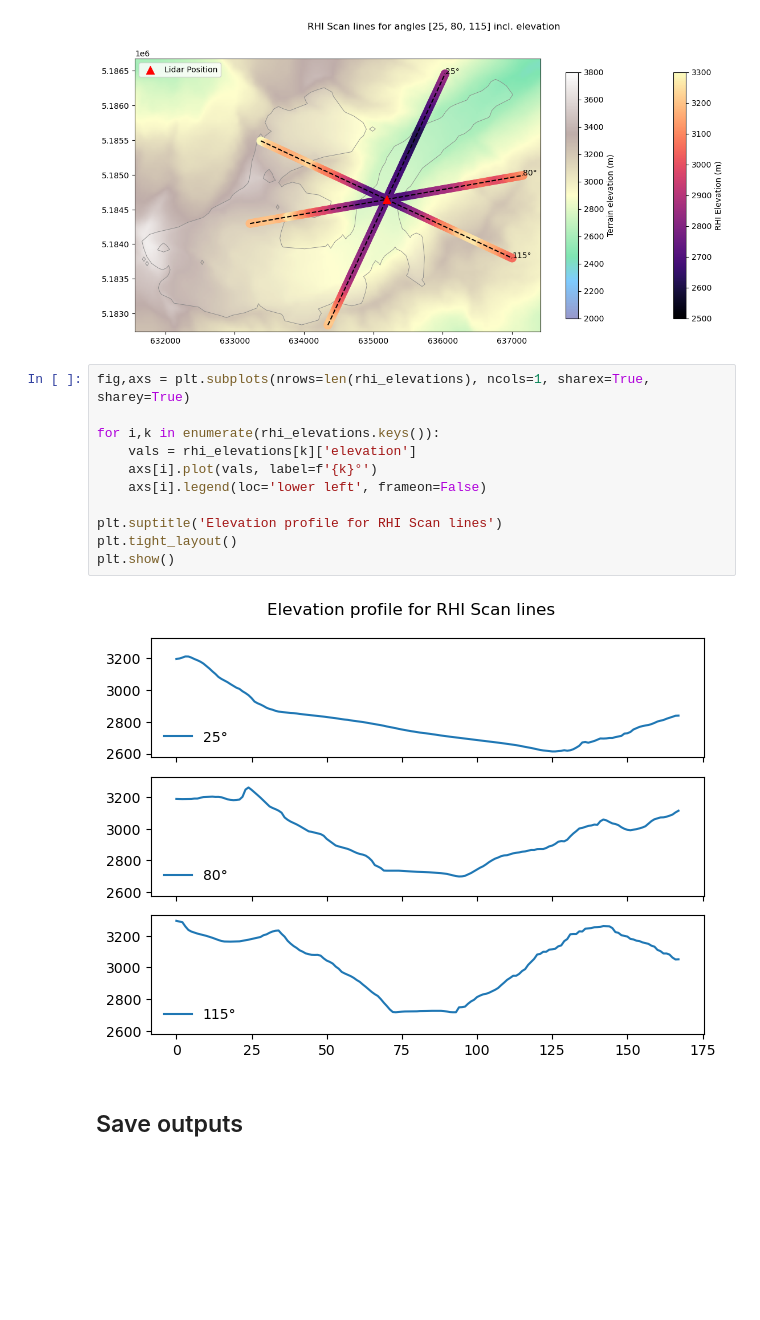
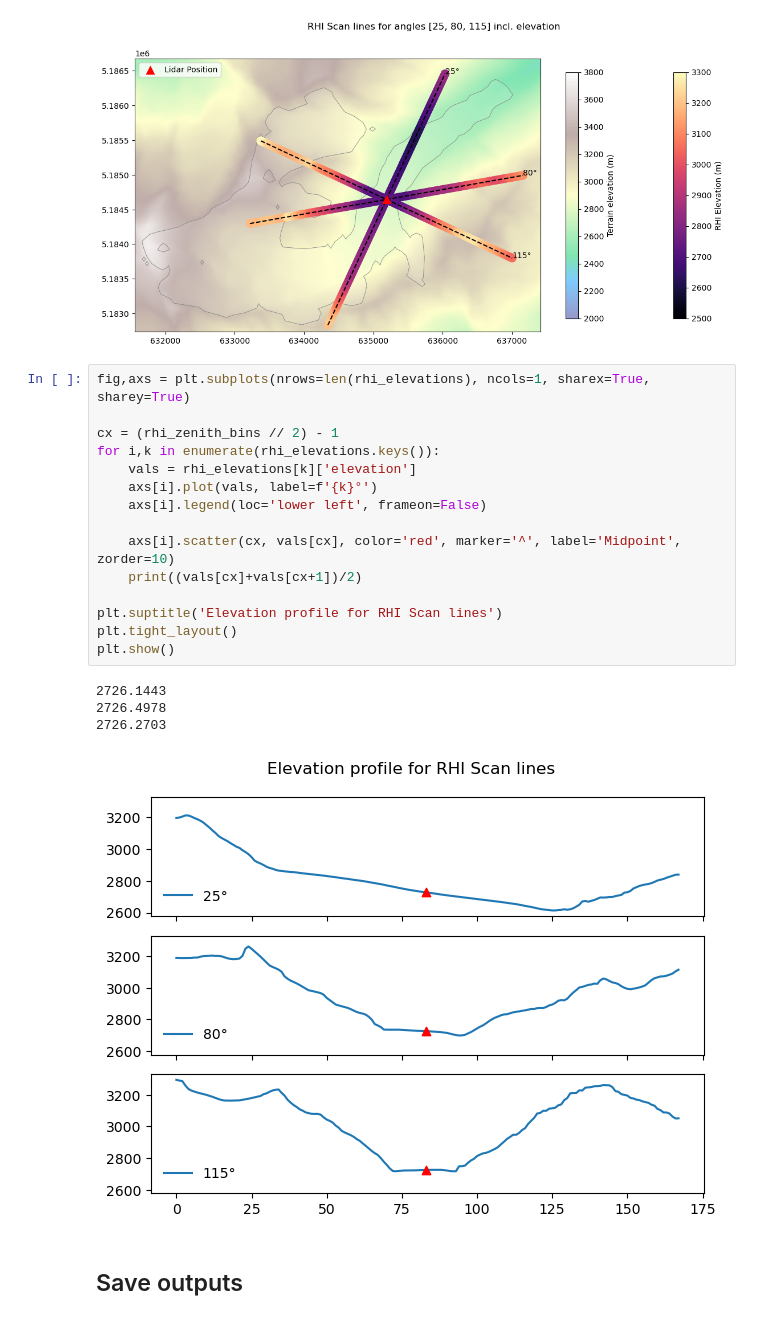
Before and after one commit to ClimLabTools/icon_validation, a Jupyter notebook: notebooks/compute_rhi_geometries.ipynb, the cells around one changed output. Saved outputs shown, nothing was run; the diff lists cells and outputs as text; blank space fills up the shorter version.

Commit message:
initial commit RHI/ICON figure

```diff
--- a/notebooks/compute_rhi_geometries.ipynb
+++ b/notebooks/compute_rhi_geometries.ipynb
@@ -181,16 +181,23 @@ plt.show()
 # %%
 fig,axs = plt.subplots(nrows=len(rhi_elevations), ncols=1, sharex=True, sharey=True)
 
+cx = (rhi_zenith_bins // 2) - 1
 for i,k in enumerate(rhi_elevations.keys()):
     vals = rhi_elevations[k]['elevation']
     axs[i].plot(vals, label=f'{k}°')
     axs[i].legend(loc='lower left', frameon=False)
 
+    axs[i].scatter(cx, vals[cx], color='red', marker='^', label='Midpoint', zorder=10)
+    print((vals[cx]+vals[cx+1])/2)
+
 plt.suptitle('Elevation profile for RHI Scan lines')
 plt.tight_layout()
 plt.show()
 # %% [output]
+2726.1443
+2726.4978
+2726.2703
-[figure, old version]
+[figure, new version]
 # %% [markdown]
 ## Save outputs
 # %%
```
Also changed, not shown: 1 other file.
